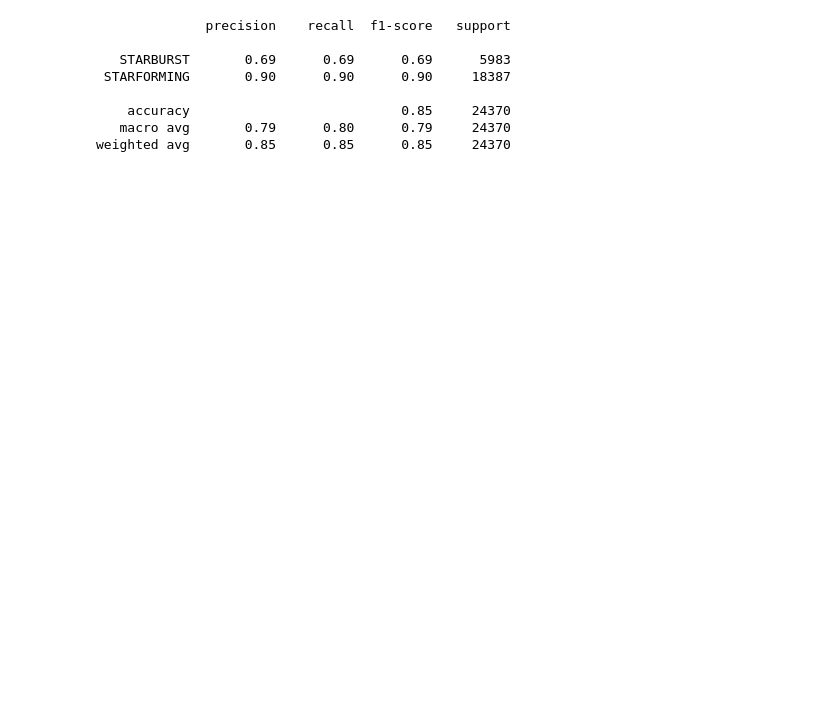
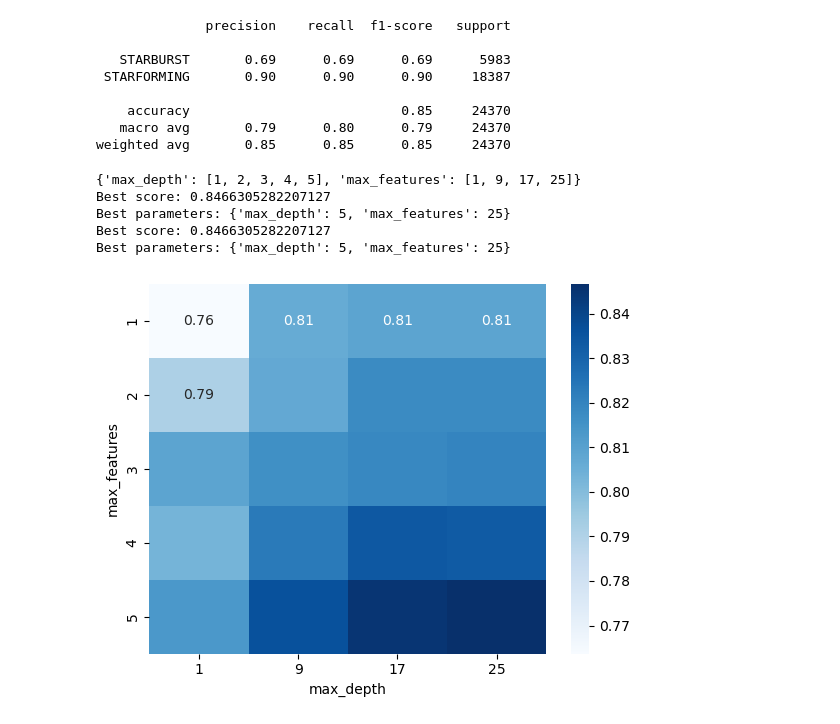
Before and after one commit to pedroojanuu/galaxy, a Jupyter notebook: algorithms.ipynb, the cells around one changed output. Saved outputs shown, nothing was run; the diff lists cells and outputs as text; code cells hidden in the pictures; blank space fills up the shorter version.

```diff
--- a/algorithms.ipynb
+++ b/algorithms.ipynb
@@ -107,7 +121,7 @@ print(classification_report(testing_classes, tree.predict(testing_inputs)))
    macro avg       0.79      0.80      0.79     24370
 weighted avg       0.85      0.85      0.85     24370
 # %%
-def test_classifier(clf, data, labels, parameter_grid, cv=StratifiedKFold(n_splits=10)):
+def test_classifier(clf, data, labels, parameter_grid, cv=StratifiedKFold(n_splits=2)):
     grid_search = GridSearchCV(clf, parameter_grid, cv=cv, n_jobs=-1)
     with parallel_backend('loky'):
         grid_search.fit(data, labels)
@@ -115,3 +129,38 @@ def test_classifier(clf, data, labels, parameter_grid, cv=StratifiedKFold(n_spli
     print('Best parameters: {}'.format(grid_search.best_params_))
 
     return grid_search
+# %%
+def plot_grid_search(grid_search, labels, shape):
+    print('Best score: {}'.format(grid_search.best_score_))
+    print('Best parameters: {}'.format(grid_search.best_params_))
+
+    grid_visualization = grid_search.cv_results_['mean_test_score']
+    grid_visualization.shape = shape
+    sb.heatmap(grid_visualization, cmap='Blues', annot=True)
+    plt.yticks(np.arange(shape[0]) + 0.5, grid_search.param_grid[labels[0]])
+    plt.xticks(np.arange(shape[1]) + 0.5, grid_search.param_grid[labels[1]])
+    plt.xlabel(labels[0])
+    plt.ylabel(labels[1])
+# %%
+decision_tree_classifier = DecisionTreeClassifier()
+
+max_depth = 5
+max_features = nr_features
+features_step = 8
+nr_tested_features = max_features // features_step + 2
+
+parameter_grid = {
+    'max_depth': list(range(1, max_depth + 1)),
+    'max_features': list(range(1, max_features + features_step, features_step)),
+}
+print(parameter_grid)
+
+grid_search = test_classifier(decision_tree_classifier, all_inputs, all_labels, parameter_grid)
+plot_grid_search(grid_search, ['max_depth', 'max_features'], (max_depth, nr_tested_features))
+# %% [output]
+{'max_depth': [1, 2, 3, 4, 5], 'max_features': [1, 9, 17, 25]}
+Best score: 0.8466305282207127
+Best parameters: {'max_depth': 5, 'max_features': 25}
+Best score: 0.8466305282207127
+Best parameters: {'max_depth': 5, 'max_features': 25}
+[figure, added]
```
Also changed, not shown: parts of 6 cells of this notebook, 2 other files.
